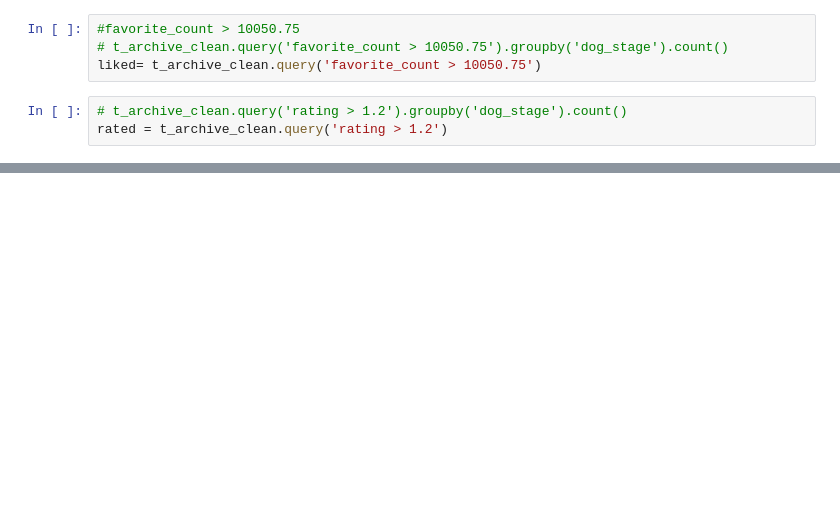
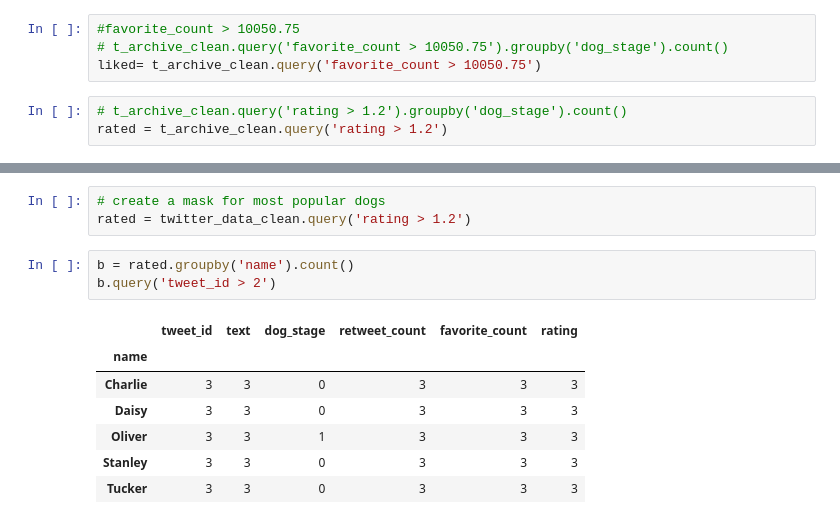
Before and after one commit to SidraEffendi/data-wrangling, a Jupyter notebook: wrangle_act.ipynb, the cells around one changed output, grey strips where cells are left out. Saved outputs shown, nothing was run; the diff lists cells and outputs as text; blank space fills up the shorter version.

```diff
--- a/wrangle_act.ipynb
+++ b/wrangle_act.ipynb
@@ -1033 +1065,15 @@ liked.groupby('dog_stage').count()
+# %%
+# create a mask for most popular dogs
+rated = twitter_data_clean.query('rating > 1.2')
+# %%
+b = rated.groupby('name').count()
+b.query('tweet_id > 2')
+# %% [output]
+|  | tweet_id | text | dog_stage | retweet_count | favorite_count | rating |
+| name |  |  |  |  |  |  |
+| Charlie | 3 | 3 | 0 | 3 | 3 | 3 |
+| Daisy | 3 | 3 | 0 | 3 | 3 | 3 |
+| Oliver | 3 | 3 | 1 | 3 | 3 | 3 |
+| Stanley | 3 | 3 | 0 | 3 | 3 | 3 |
+| Tucker | 3 | 3 | 0 | 3 | 3 | 3 |
 # %%
```
Also changed, not shown: parts of 52 cells of this notebook.
